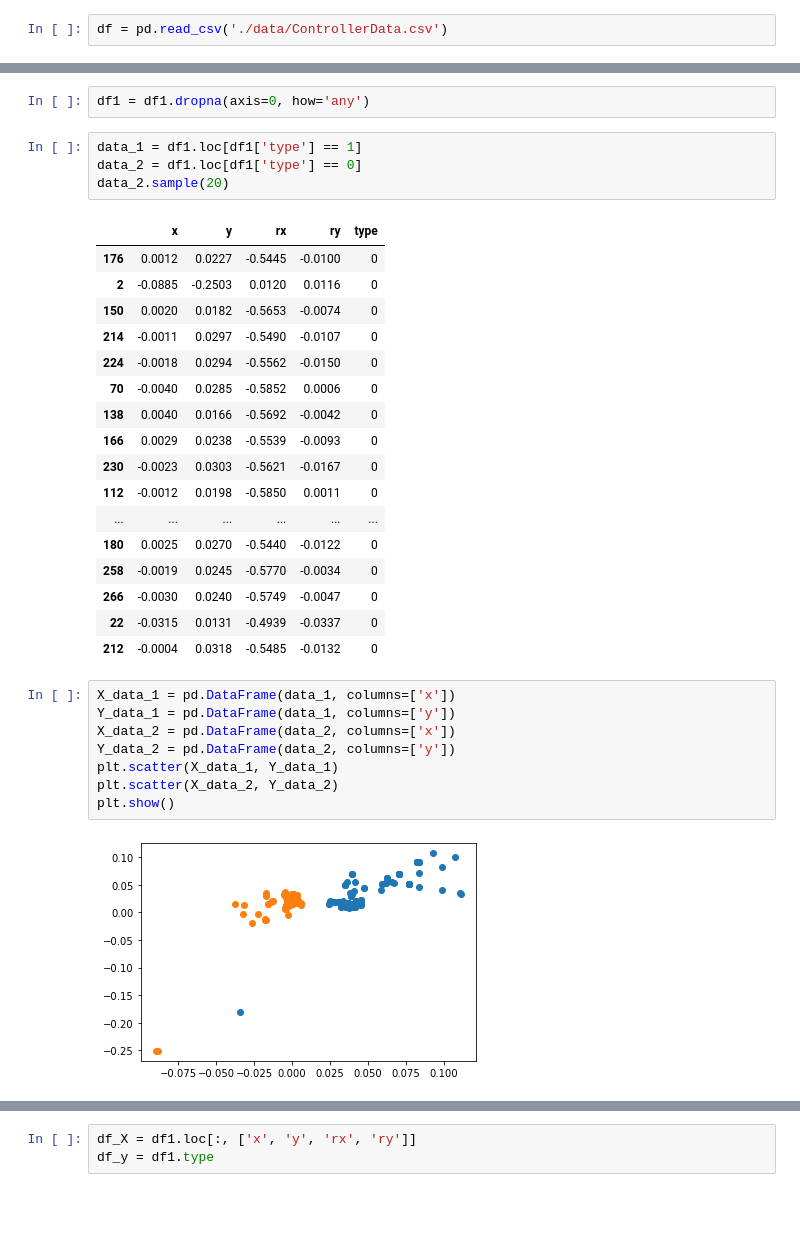
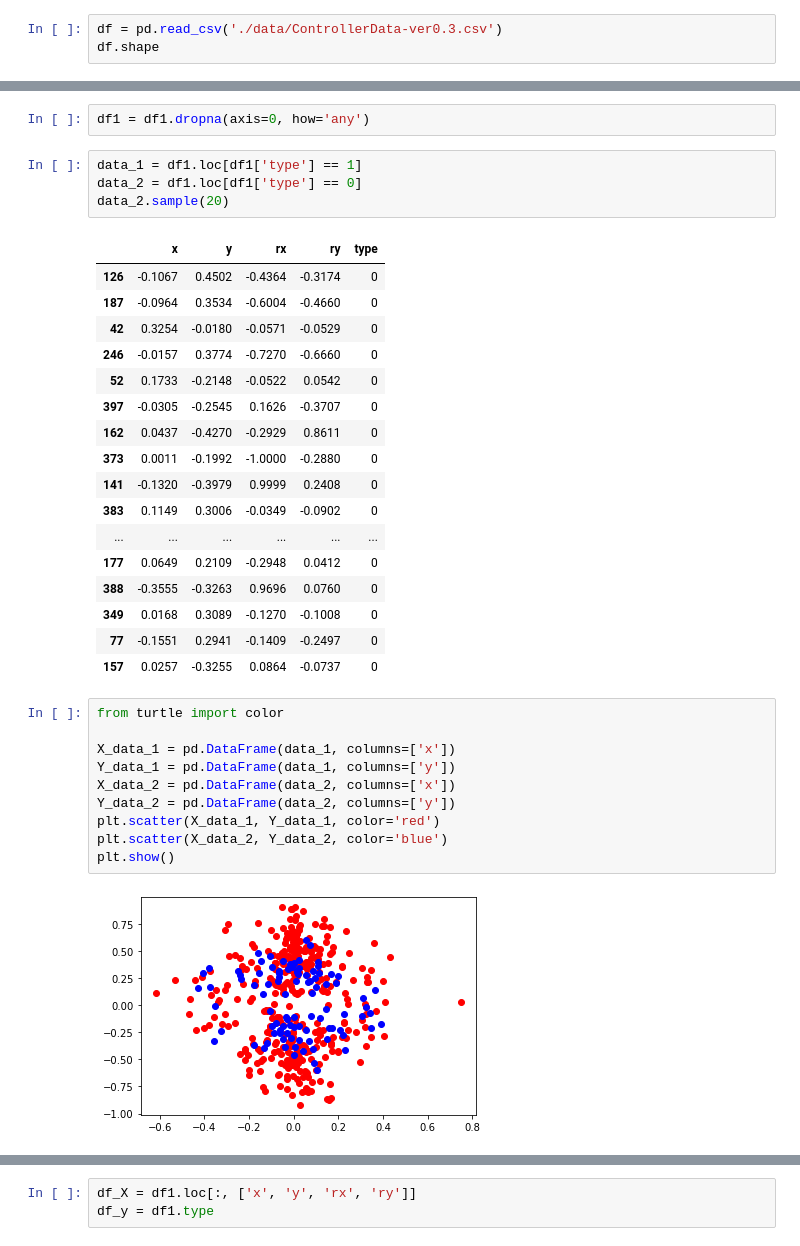
Before and after one commit to jishen027/FPS_Player_intent_detector, a Jupyter notebook: data-analysis/controllerDataAnalysis.ipynb, the cells around one changed output, grey strips where cells are left out. Drawn from its saved outputs; the diff is of its cells as text; blank space fills up the shorter version.

```diff
--- a/data-analysis/controllerDataAnalysis.ipynb
+++ b/data-analysis/controllerDataAnalysis.ipynb
@@ -8,2 +5,3 @@ np.random.seed(123)
 # %%
-df = pd.read_csv('./data/ControllerData.csv')
+df = pd.read_csv('./data/ControllerData-ver0.3.csv')
+df.shape
@@ -49,32 +49,34 @@ data_2 = df1.loc[df1['type'] == 0]
 data_2.sample(20)
 # %% [output]
 |  | x | y | rx | ry | type |
-| 176 | 0.0012 | 0.0227 | -0.5445 | -0.0100 | 0 |
-| 2 | -0.0885 | -0.2503 | 0.0120 | 0.0116 | 0 |
-| 150 | 0.0020 | 0.0182 | -0.5653 | -0.0074 | 0 |
-| 214 | -0.0011 | 0.0297 | -0.5490 | -0.0107 | 0 |
-| 224 | -0.0018 | 0.0294 | -0.5562 | -0.0150 | 0 |
-| 70 | -0.0040 | 0.0285 | -0.5852 | 0.0006 | 0 |
-| 138 | 0.0040 | 0.0166 | -0.5692 | -0.0042 | 0 |
-| 166 | 0.0029 | 0.0238 | -0.5539 | -0.0093 | 0 |
-| 230 | -0.0023 | 0.0303 | -0.5621 | -0.0167 | 0 |
-| 112 | -0.0012 | 0.0198 | -0.5850 | 0.0011 | 0 |
+| 126 | -0.1067 | 0.4502 | -0.4364 | -0.3174 | 0 |
+| 187 | -0.0964 | 0.3534 | -0.6004 | -0.4660 | 0 |
+| 42 | 0.3254 | -0.0180 | -0.0571 | -0.0529 | 0 |
+| 246 | -0.0157 | 0.3774 | -0.7270 | -0.6660 | 0 |
+| 52 | 0.1733 | -0.2148 | -0.0522 | 0.0542 | 0 |
+| 397 | -0.0305 | -0.2545 | 0.1626 | -0.3707 | 0 |
+| 162 | 0.0437 | -0.4270 | -0.2929 | 0.8611 | 0 |
+| 373 | 0.0011 | -0.1992 | -1.0000 | -0.2880 | 0 |
+| 141 | -0.1320 | -0.3979 | 0.9999 | 0.2408 | 0 |
+| 383 | 0.1149 | 0.3006 | -0.0349 | -0.0902 | 0 |
 | ... | ... | ... | ... | ... | ... |
-| 180 | 0.0025 | 0.0270 | -0.5440 | -0.0122 | 0 |
-| 258 | -0.0019 | 0.0245 | -0.5770 | -0.0034 | 0 |
-| 266 | -0.0030 | 0.0240 | -0.5749 | -0.0047 | 0 |
-| 22 | -0.0315 | 0.0131 | -0.4939 | -0.0337 | 0 |
-| 212 | -0.0004 | 0.0318 | -0.5485 | -0.0132 | 0 |
+| 177 | 0.0649 | 0.2109 | -0.2948 | 0.0412 | 0 |
+| 388 | -0.3555 | -0.3263 | 0.9696 | 0.0760 | 0 |
+| 349 | 0.0168 | 0.3089 | -0.1270 | -0.1008 | 0 |
+| 77 | -0.1551 | 0.2941 | -0.1409 | -0.2497 | 0 |
+| 157 | 0.0257 | -0.3255 | 0.0864 | -0.0737 | 0 |
 # %%
+from turtle import color
+
 X_data_1 = pd.DataFrame(data_1, columns=['x'])
 Y_data_1 = pd.DataFrame(data_1, columns=['y'])
 X_data_2 = pd.DataFrame(data_2, columns=['x'])
 Y_data_2 = pd.DataFrame(data_2, columns=['y'])
-plt.scatter(X_data_1, Y_data_1)
-plt.scatter(X_data_2, Y_data_2)
+plt.scatter(X_data_1, Y_data_1, color='red')
+plt.scatter(X_data_2, Y_data_2, color='blue')
 plt.show()
 # %% [output]
-[figure, old version]
+[figure, new version]
 # %%
 RX_data_1 = pd.DataFrame(data_1, columns=['rx'])
 RY_data_1 = pd.DataFrame(data_1, columns=['ry'])
```
Also changed, not shown: parts of 28 cells of this notebook, 17 other files.
